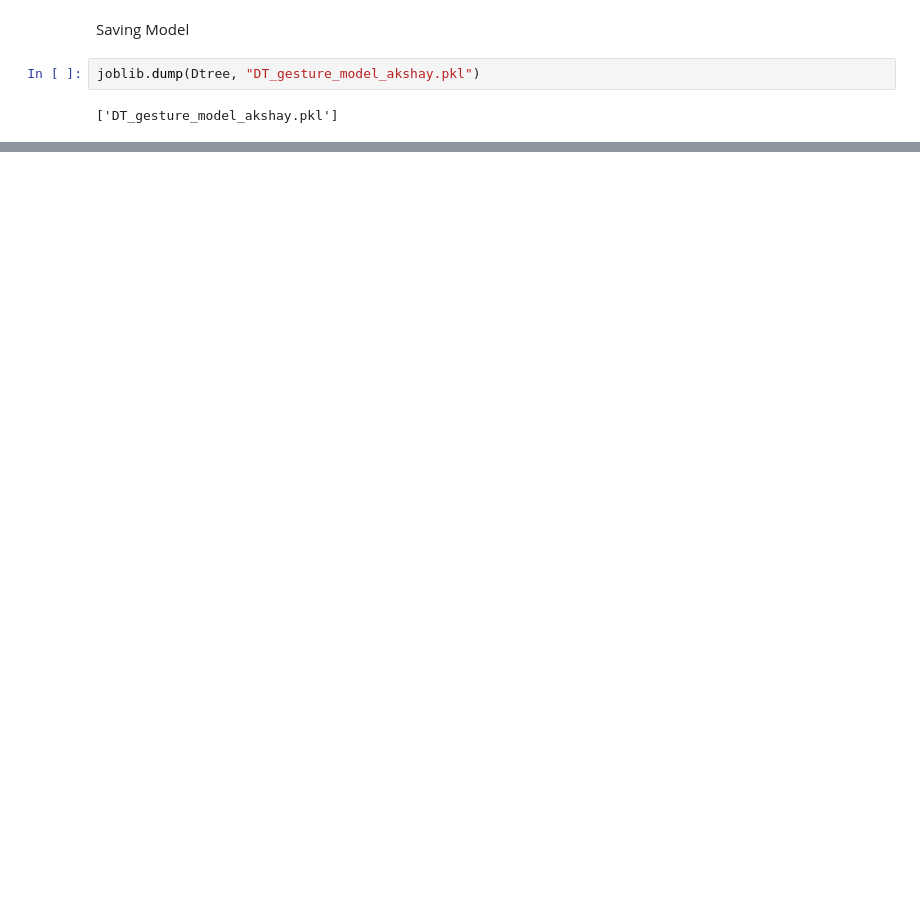
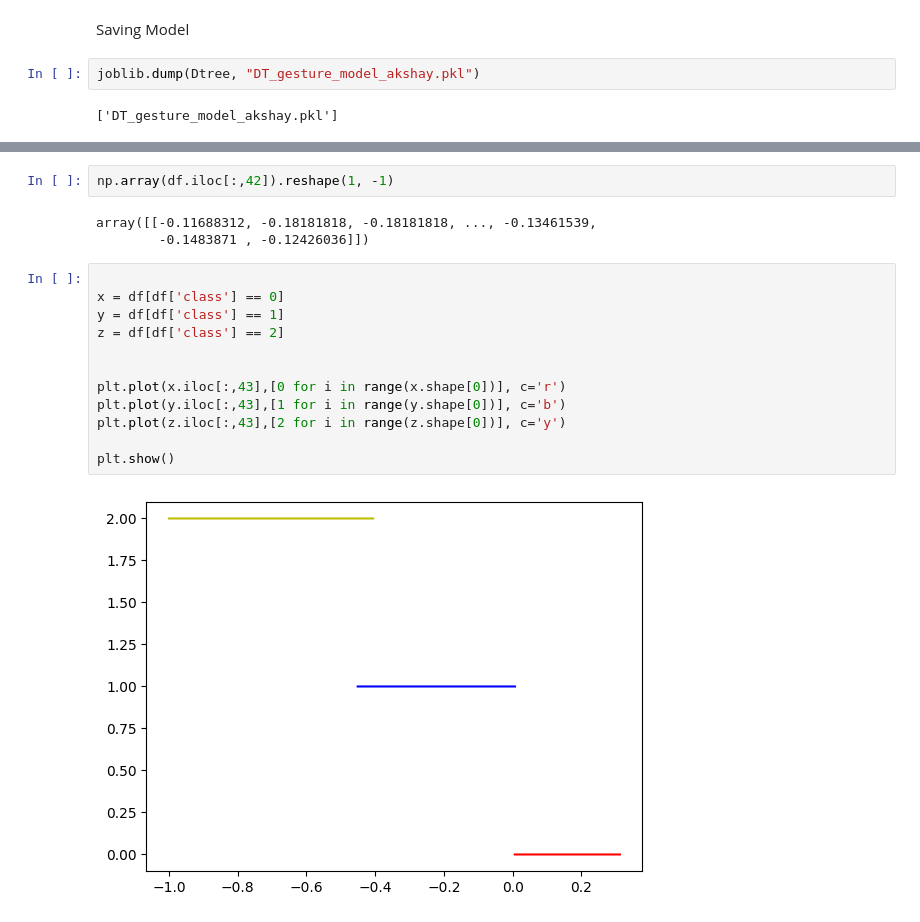
Before and after one commit to AkshayGola/AI-Buzz, a Jupyter notebook: keypoint_classification_DT.ipynb, the cells around one changed output, grey strips where cells are left out. Saved outputs shown, nothing was run; the diff lists cells and outputs as text; blank space fills up the shorter version.

```diff
--- a/keypoint_classification_DT.ipynb
+++ b/keypoint_classification_DT.ipynb
@@ -121,0 +416,19 @@ joblib.dump(Dtree, "DT_gesture_model_akshay.pkl")
+# %%
+np.array(df.iloc[:,42]).reshape(1, -1)
+# %% [output]
+array([[-0.11688312, -0.18181818, -0.18181818, ..., -0.13461539,
+        -0.1483871 , -0.12426036]])
+# %%
+
+x = df[df['class'] == 0]
+y = df[df['class'] == 1]
+z = df[df['class'] == 2]
+
+
+plt.plot(x.iloc[:,43],[0 for i in range(x.shape[0])], c='r')
+plt.plot(y.iloc[:,43],[1 for i in range(y.shape[0])], c='b')
+plt.plot(z.iloc[:,43],[2 for i in range(z.shape[0])], c='y')
+
+plt.show()
+# %% [output]
+[figure, added]
```
Also changed, not shown: parts of 24 cells of this notebook, 11 other files.
